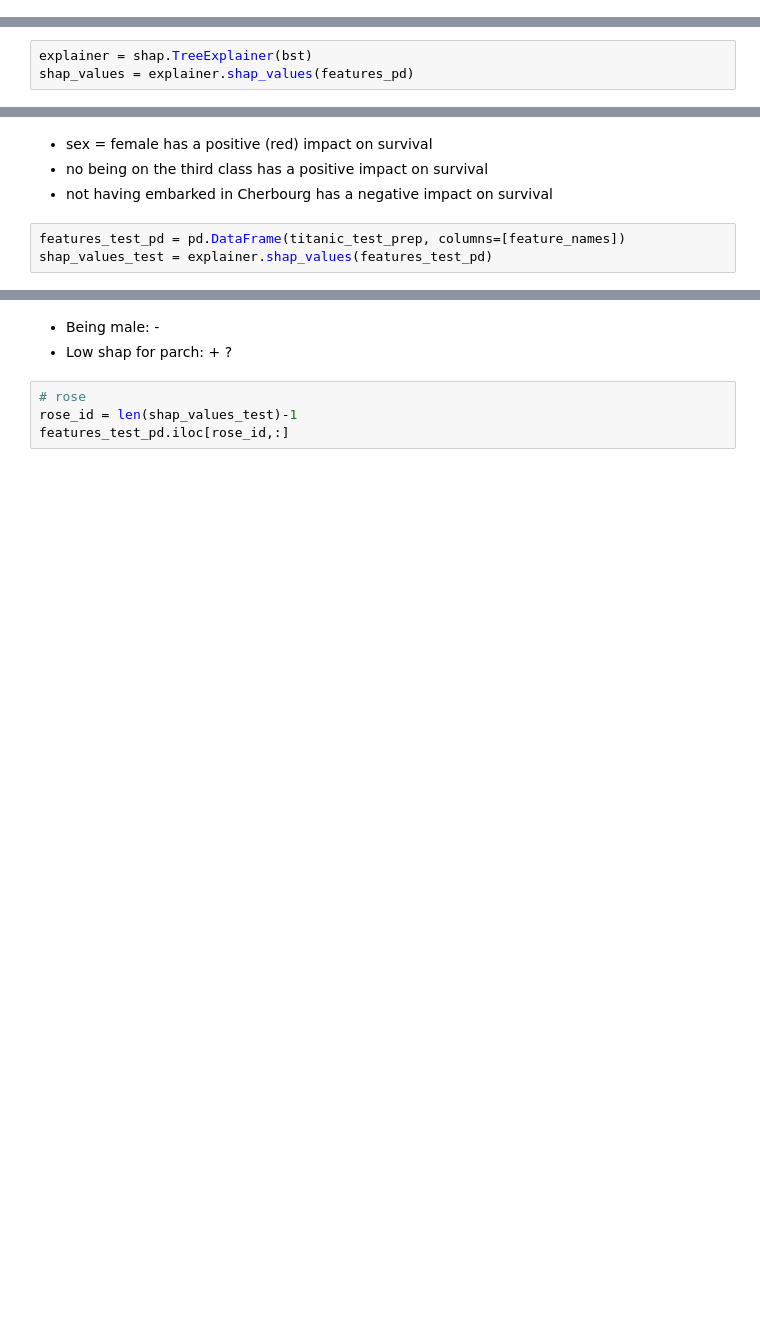
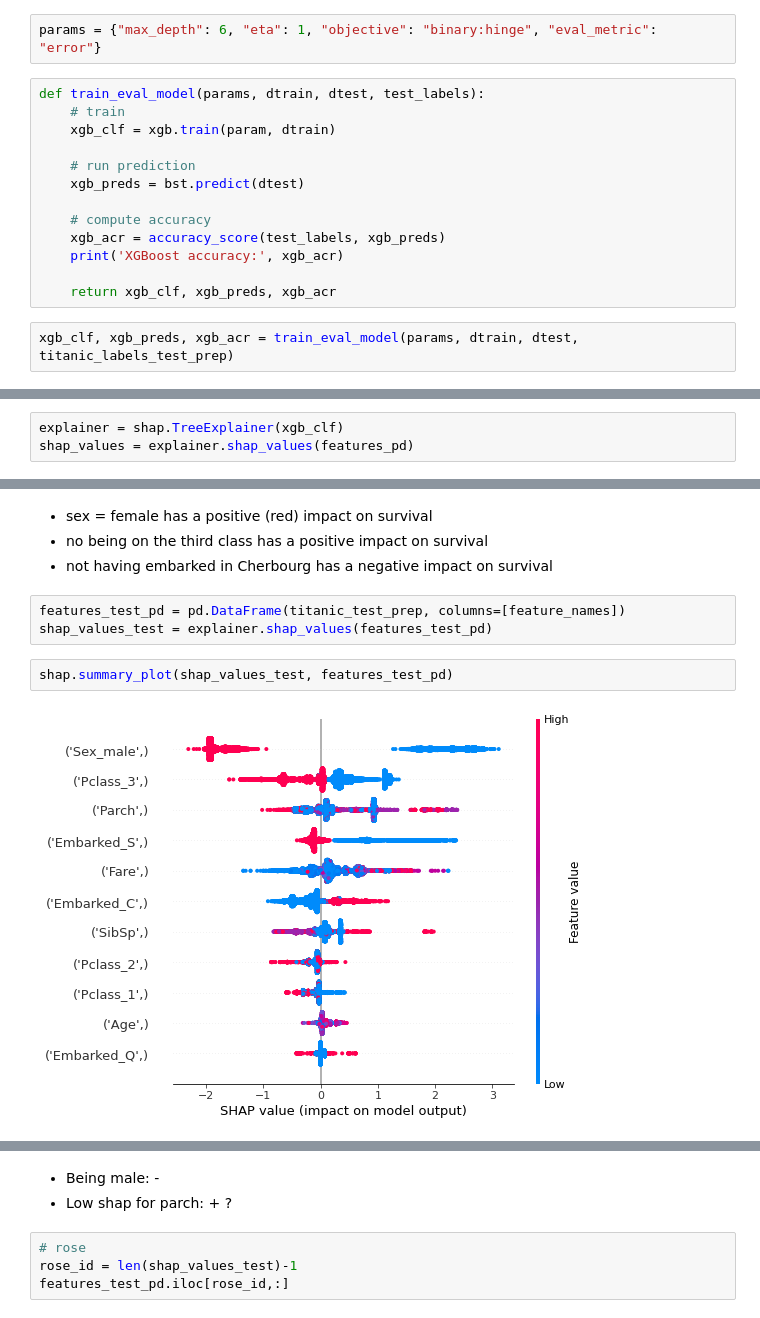
Before and after one commit to carolinemcosta/tech-talk-itech, a Jupyter notebook: tech-talk-v2.ipynb, the cells around one changed output, grey strips where cells are left out. Cells and saved outputs as stored; diff of their text form; blank space fills up the shorter version.

Commit message:
minor fixes, function for xgboost

```diff
--- a/tech-talk-v2.ipynb
+++ b/tech-talk-v2.ipynb
@@ -176,0 +200,17 @@ print('XGBoost accuracy:', xgb_acr)
+# %%
+params = {"max_depth": 6, "eta": 1, "objective": "binary:hinge", "eval_metric": "error"}
+# %%
+def train_eval_model(params, dtrain, dtest, test_labels):
+    # train
+    xgb_clf = xgb.train(param, dtrain)
+
+    # run prediction
+    xgb_preds = bst.predict(dtest)
+
+    # compute accuracy
+    xgb_acr = accuracy_score(test_labels, xgb_preds)
+    print('XGBoost accuracy:', xgb_acr)
+
+    return xgb_clf, xgb_preds, xgb_acr
+# %%
+xgb_clf, xgb_preds, xgb_acr = train_eval_model(params, dtrain, dtest, titanic_labels_test_prep)
@@ -186,5 +235,5 @@ features_pd
 # %%
-explainer = shap.TreeExplainer(bst)
+explainer = shap.TreeExplainer(xgb_clf)
 shap_values = explainer.shap_values(features_pd)
 # %%
 shap.summary_plot(shap_values, features_pd, plot_type='bar')
@@ -219,6 +284,10 @@ shap.force_plot(explainer.expected_value, shap_values[1000,:], features_pd.iloc[
 # %%
 features_test_pd = pd.DataFrame(titanic_test_prep, columns=[feature_names])
 shap_values_test = explainer.shap_values(features_test_pd)
+# %%
+shap.summary_plot(shap_values_test, features_test_pd)
+# %% [output]
+[figure, added]
 # %%
 # jack
 jack_id = len(shap_values_test)-2
```
Also changed, not shown: parts of 33 cells of this notebook.
